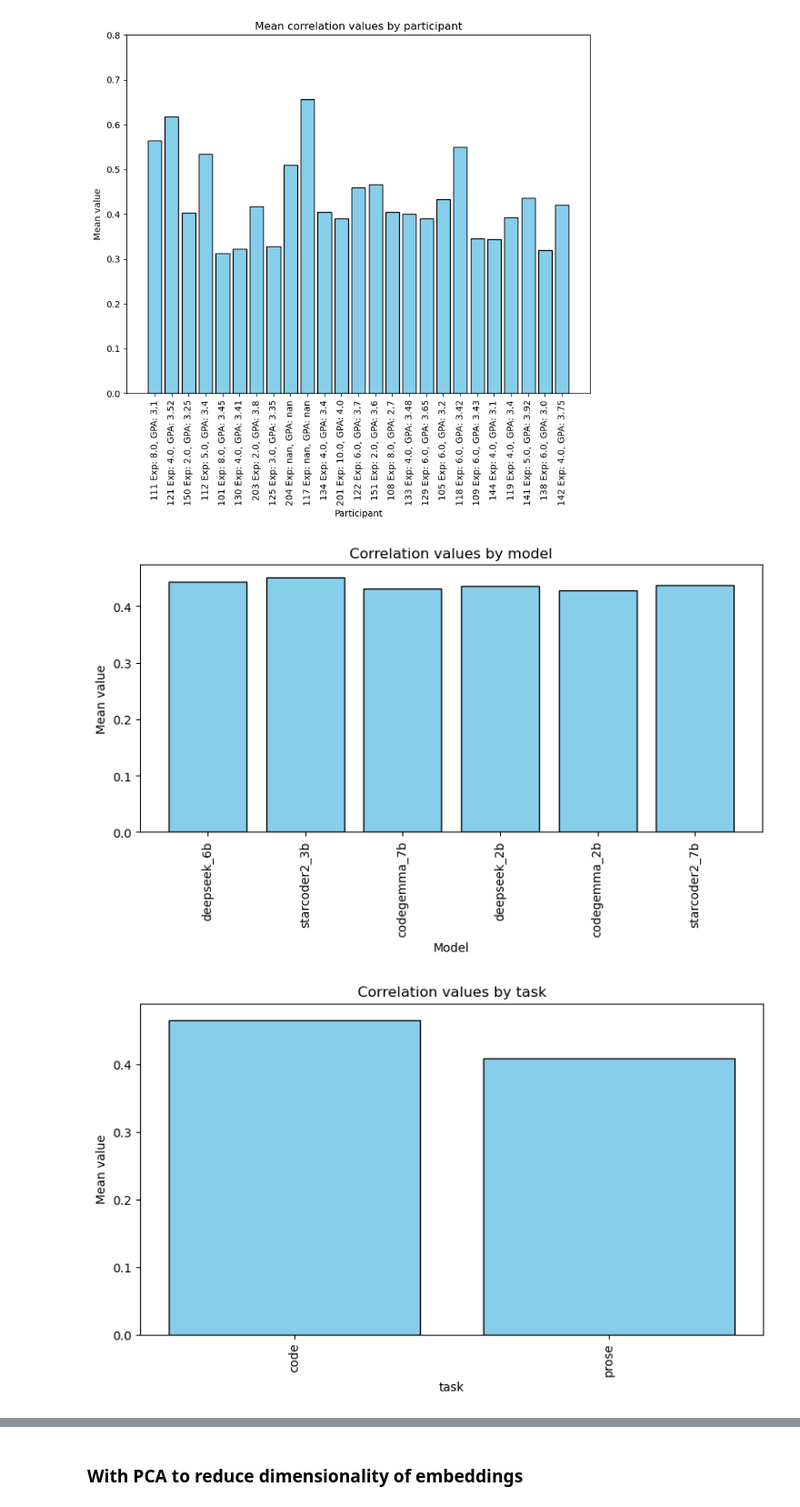
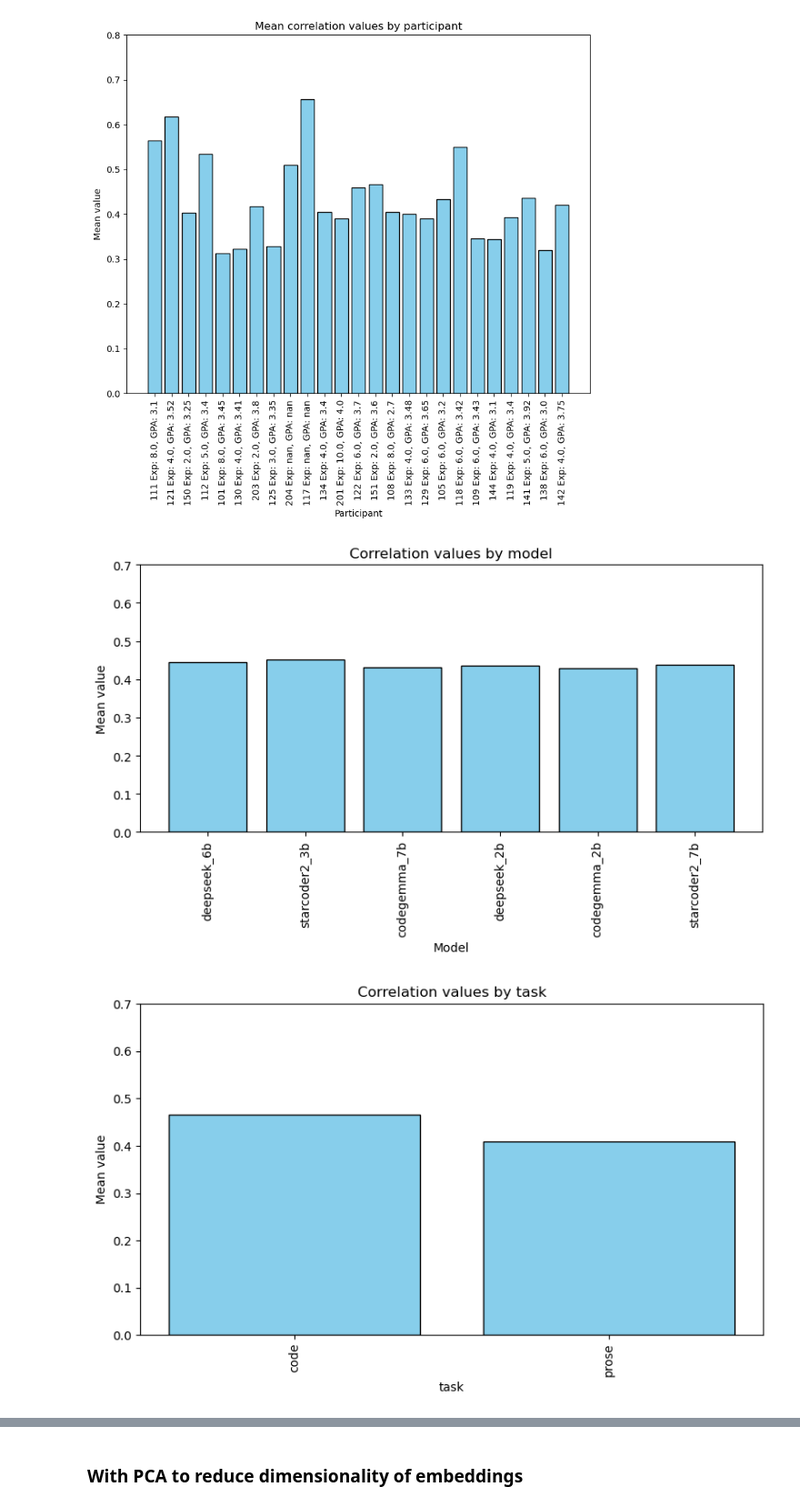
Before and after one commit to largehappygroup/fmri_model, a Jupyter notebook: analysis/fir/plotting_results.ipynb, the cells around one changed output, grey strips where cells are left out. Shown at 91% size. Drawn from its saved outputs; the diff is of its cells as text; code cells hidden in the pictures.

Commit message:
updating plots

```diff
--- a/analysis/fir/plotting_results.ipynb
+++ b/analysis/fir/plotting_results.ipynb
@@ -178,32 +158,34 @@ means = [np.mean(v) for v in model_performance.values()]
 plt.figure(figsize=(8,5))
 plt.bar(labels, means, color='skyblue', edgecolor='black')
 plt.ylabel("Mean value")
+plt.ylim([0.0,0.7])
 plt.xlabel("Model")
 plt.xticks(rotation=90)
 plt.title("Correlation values by model")
 plt.tight_layout()
 plt.show()
 # %% [output]
-[figure, old version]
+[figure, new version]
 # %%
 # RQ4 - how do the tasks compare to one another? Collect correlation values for the two tasks
 
 # Compute means
 labels = list(task_performance.keys())
 # labels = [f"{l} Exp: {demo_data.loc[participant_index(l), 'semesters_experience']}, GPA: {demo_data.loc[participant_index(l), 'GPA']}" for l in labels]
 means = [np.mean(v) for v in task_performance.values()]
 
 # Plot
 plt.figure(figsize=(8,5))
 plt.bar(labels, means, color='skyblue', edgecolor='black')
 plt.ylabel("Mean value")
+plt.ylim([0.0,0.7])
 plt.xlabel("task")
 plt.xticks(rotation=90)
 plt.title("Correlation values by task")
 plt.tight_layout()
 plt.show()
 # %% [output]
-[figure, old version]
+[figure, new version]
 # %%
 layer_performance = json.loads(json.dumps(layer_performance))
 
```
Also changed, not shown: parts of 5 cells of this notebook.
